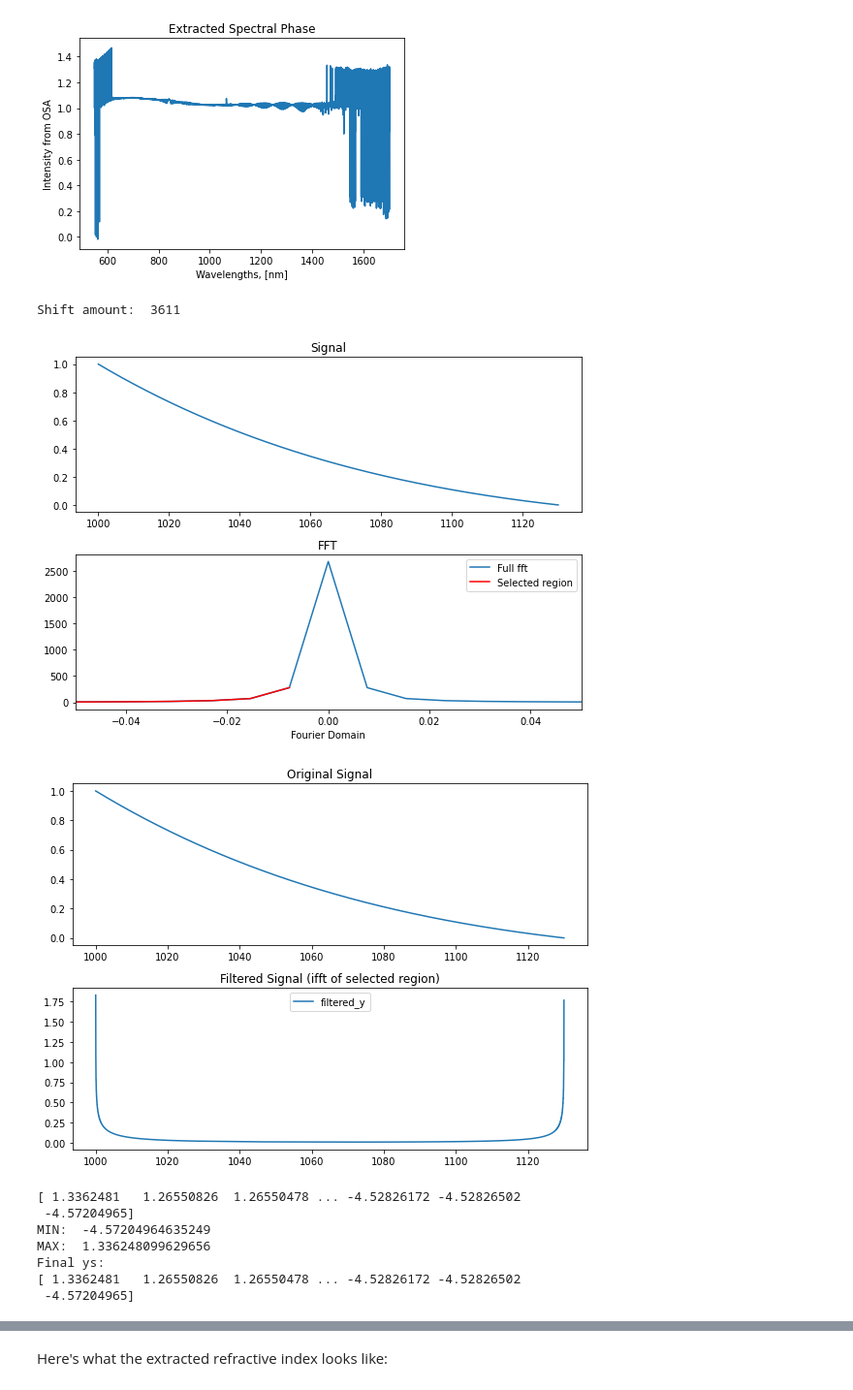
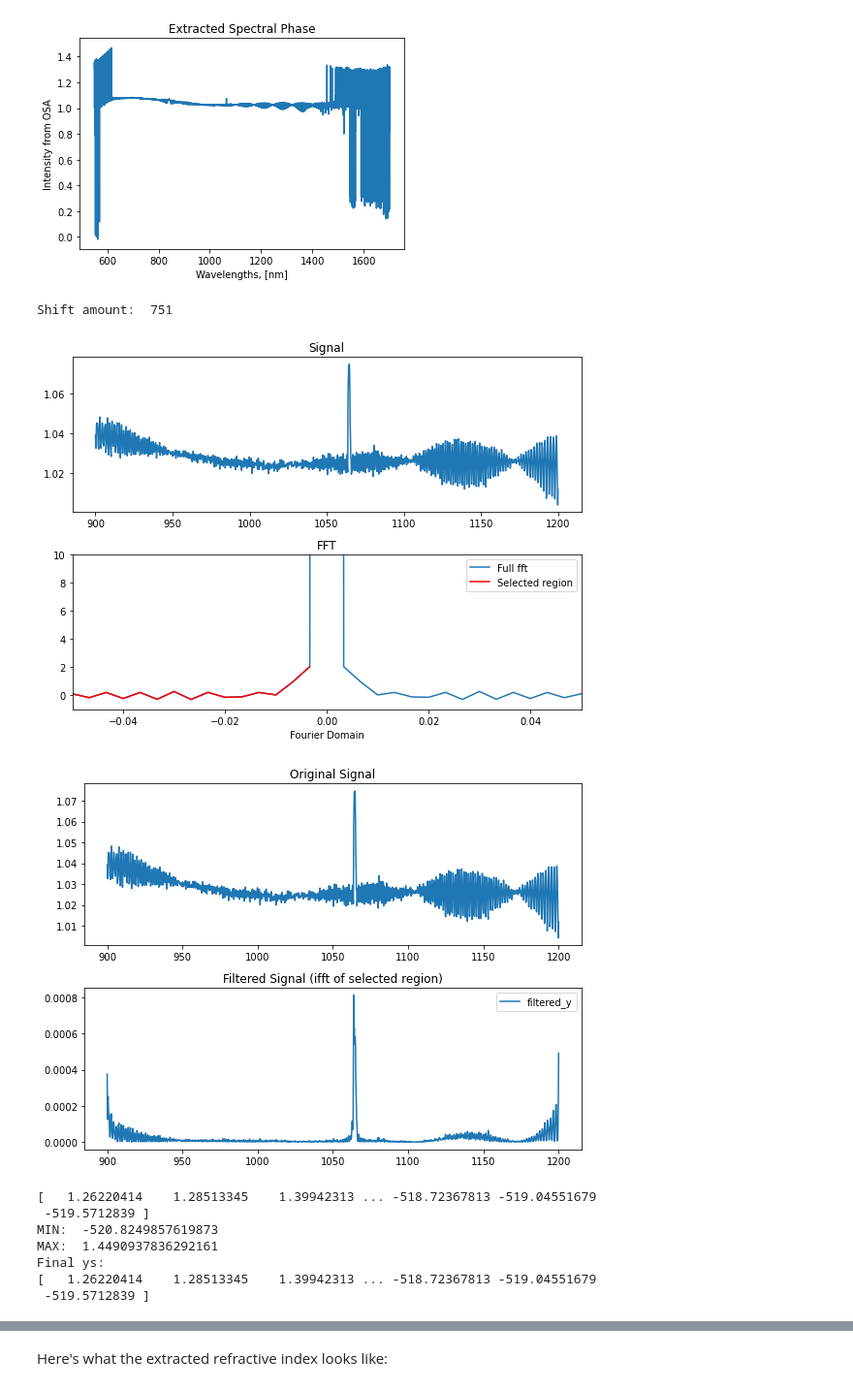
Before and after one commit to jmorse2020/Physics-FYP, a Jupyter notebook: Delta-phi-retrieval-on-data.ipynb, the cells around one changed output, grey strips where cells are left out. Shown at 97% size. Drawn from its saved outputs; the diff is of its cells as text; code cells hidden in the pictures.

```diff
--- a/Delta-phi-retrieval-on-data.ipynb
+++ b/Delta-phi-retrieval-on-data.ipynb
@@ -18,7 +18,8 @@ import numpy as np
 import pandas as pd
 import matplotlib.pyplot as plt
 import Functions as f
-sif = f.SI_Functions()
+sif = f.SI_Functions_Lambda()
+sifomega = f.SI_Functions_Omega()
 from RefractiveIndexClass import RefractiveIndex as RI
 # %% [markdown]
 ** Note, the Functions class is custom built and needs to be in your working repository. Find them on [Github](https://github.com/jmorse2020/Physics-FYP).
@@ -46,9 +47,9 @@ spectral_phase_sim = 1 + np.cos(deltaPhi)
 [figure]
 # %%
 # Add your paths ...
-reference_arm_data_file_path = "/Users/jackmorse/Documents/University/Year 4/Semester 1/FYP/Physics-FYP/Data Files/21-Nov-2023-data/no-poi-reference-arm-550-1700nm-1.CSV"
-fibre_arm_data_file_path = "/Users/jackmorse/Documents/University/Year 4/Semester 1/FYP/Physics-FYP/Data Files/21-Nov-2023-data/no-poi-fibre-arm-550-1700nm-1.CSV"
-spectral_interference_data_file_path = "/Users/jackmorse/Documents/University/Year 4/Semester 1/FYP/Physics-FYP/Data Files/21-Nov-2023-data/no-poi-spectral-interference-550-1700nm-1.CSV"
+reference_arm_data_file_path =  "Data Files/21-Nov-2023-data/no-poi-reference-arm-550-1700nm-1.CSV" #"Sample-Data-1/b6_ref.CSV"
+fibre_arm_data_file_path =  "Data Files/21-Nov-2023-data/no-poi-fibre-arm-550-1700nm-1.CSV" #"Sample-Data-1/b6_signal.CSV"
+spectral_interference_data_file_path =  "Data Files/21-Nov-2023-data/no-poi-spectral-interference-550-1700nm-1.CSV" #"Sample-Data-1/b6_fringes.CSV"
 
 # Provide information about your data (it is assummed consistent across files):
 skip_rows = 40
@@ -58,7 +59,7 @@ wavelength_col_index = 0
 intensity_header_name = 0
 
 def LogConversion(y):
-    return 10**(y / 10)
+    return 10**(y)
 
 # Data will be read
 reference_data = pd.read_csv(reference_arm_data_file_path, header = header, skiprows = skip_rows)
@@ -82,6 +83,7 @@ if is_log:
         data = LogConversion(data)
 
 # Convert and extract the phase by dividing by the other arms...
+# Note - change name from spectral_phase to something else
 spectral_phase =  ((spectral_interference_intensity - reference_arm_intensity - fibre_arm_intensity) + np.sqrt(reference_arm_intensity * fibre_arm_intensity)) / (2 * np.sqrt(reference_arm_intensity * fibre_arm_intensity))
 plt.plot(wavelengths, spectral_phase, label="Extracted spectral phase")
 plt.title("Extracted Spectral Phase")
@@ -92,32 +94,30 @@ plt.show()
 [figure]
 [figure]
 # %%
-wavelengths = wavelengths_sim
-spectral_phase = spectral_phase_sim
 # You can filter the spectral phase data, e.g. if it baloons near edges or contains a point of inflection you wish to remove ...
-min_spectral_phase_wavelength = 1000
-max_spectral_phase_wavelength = 1300
+min_spectral_phase_wavelength = 900
+max_spectral_phase_wavelength = 1200
 if min_spectral_phase_wavelength != None and max_spectral_phase_wavelength != None:
     indices = np.where((wavelengths >= min_spectral_phase_wavelength) & (wavelengths <= max_spectral_phase_wavelength))[0]
     wavelengths = wavelengths[indices]
     spectral_phase = spectral_phase[indices]
 
 # You may have to manually adjust parameters. The main ones are keep_min_freq and fft_xlim.
-coefficients = sif.DeltaPhiRetrievalProcedure(x=wavelengths, y=spectral_phase, order = 5, keep_min_freq = 0.002, keep_max_freq = -1, side = "left", show_plots = True, fft_x_lim = [-0.05, 0.05], fft_y_lim=None, hanning = False, normalise=True)[1]
+coefficients = sif.DeltaPhiRetrievalProcedure(x=wavelengths, y=spectral_phase, order = 5, keep_min_freq = 0.002, keep_max_freq = -1, side = "left", show_plots = True, fft_x_lim = [-0.05, 0.05], fft_y_lim=[-1,10], hanning = False, normalise=False)[1]
 phi = lambda var: np.poly1d(coefficients)(var)
 plt.plot(wavelengths, phi(wavelengths))
 plt.title("Recovered $\Delta \phi$")
 plt.xlabel("Wavelengths, [nm]")
 plt.ylabel("Intensity") # Think about the units, might be in rad something.
 plt.show()
 # %% [output]
-Shift amount:  3611
+Shift amount:  751
-[figure, old version]
+[figure, new version]
-[figure, old version]
+[figure, new version]
-[ 1.3362481   1.26550826  1.26550478 ... -4.52826172 -4.52826502
- -4.57204965]
-MIN:  -4.57204964635249
-MAX:  1.336248099629656
+[   1.26220414    1.28513345    1.39942313 ... -518.72367813 -519.04551679
+ -519.5712839 ]
+MIN:  -520.8249857619873
+MAX:  1.4490937836292161
 Final ys:
-[ 1.3362481   1.26550826  1.26550478 ... -4.52826172 -4.52826502
- -4.57204965]
+[   1.26220414    1.28513345    1.39942313 ... -518.72367813 -519.04551679
+ -519.5712839 ]
```
Also changed, not shown: parts of 18 cells of this notebook, 1 other file.
